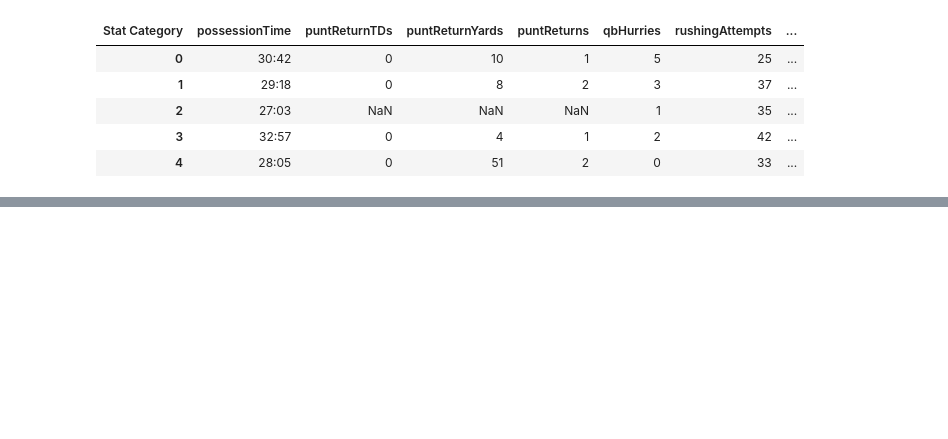
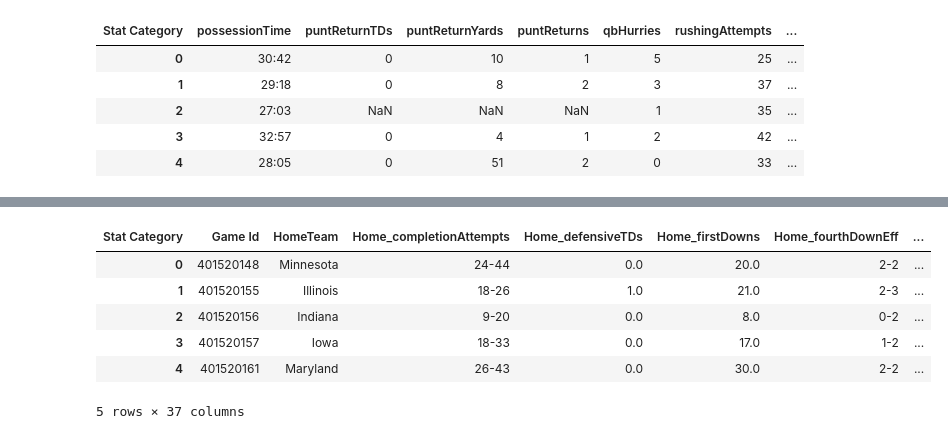
Before and after one commit to ballir27/College-Football-Betting, a Jupyter notebook: notebooks/college_football_eda.ipynb, the cells around one changed output, grey strips where cells are left out. Saved outputs shown, nothing was run; the diff lists cells and outputs as text; code cells hidden in the pictures; blank space fills up the shorter version.

Commit message:
dtype changes and home-away column subtraction

```diff
--- a/notebooks/college_football_eda.ipynb
+++ b/notebooks/college_football_eda.ipynb
@@ -108,0 +122,14 @@ team_stats_big10_2023_pivoted.head().iloc[:,20:]
+# %%
+team_stat_float_columns = ['defensiveTDs',
+       'firstDowns', 'fumblesLost', 'fumblesRecovered',
+       'interceptionTDs', 'interceptionYards', 'interceptions',
+       'kickReturnTDs', 'kickReturnYards', 'kickReturns', 'kickingPoints',
+       'netPassingYards', 'passesDeflected', 'passesIntercepted', 'passingTDs',
+        'puntReturnTDs', 'puntReturnYards', 'puntReturns',
+       'qbHurries', 'rushingAttempts', 'rushingTDs', 'rushingYards', 'sacks',
+       'tackles', 'tacklesForLoss', 'totalFumbles',
+       'totalYards', 'turnovers', 'yardsPerPass',
+       'yardsPerRushAttempt']
+for col in team_stat_float_columns:
+    team_stats_big10_2023_pivoted[col] = team_stats_big10_2023_pivoted[col].astype('float64')
+team_stats_big10_2023_pivoted.dtypes
@@ -108,0 +157,15 @@ team_stats_big10_2023_pivoted.head().iloc[:,20:]
+# %%
+home_team_stats_big10_2023 = team_stats_big10_2023_pivoted[team_stats_big10_2023_pivoted['HomeAway']=='home'].reset_index().drop(columns='index').copy()
+away_team_stats_big10_2023 = team_stats_big10_2023_pivoted[team_stats_big10_2023_pivoted['HomeAway']=='away'].reset_index().drop(columns='index').copy()
+#.add_prefix('Away_').rename(columns = {'Away_Game Id':'Game Id', 'Away_School':'AwayTeam', 'Away_HomeAway':'HomeAway'}).drop(columns=['HomeAway'])
+
+team_stats_big10_2023_home_minus_away =  home_team_stats_big10_2023.copy()
+for col in team_stat_float_columns:
+    team_stats_big10_2023_home_minus_away[col] = home_team_stats_big10_2023[col].subtract(away_team_stats_big10_2023[col], fill_value=0).copy()
+#home_team_stats_big10_2023.sub(away_team_stats_big10_2023, fill_value=0)
+
+home_team_stats_big10_2023 = home_team_stats_big10_2023.add_prefix('Home_').rename(columns = {'Home_Game Id':'Game Id', 'Home_School':'HomeTeam', 'Home_HomeAway':'HomeAway'}).drop(columns=['HomeAway']).copy()
+away_team_stats_big10_2023 = away_team_stats_big10_2023.add_prefix('Away_').rename(columns = {'Away_Game Id':'Game Id', 'Away_School':'AwayTeam', 'Away_HomeAway':'HomeAway'}).drop(columns=['HomeAway']).copy()
+team_stats_big10_2023_home_minus_away = team_stats_big10_2023_home_minus_away.add_prefix('Home_Minus_Away_').rename(columns = {'Home_Minus_Away_Game Id':'Game Id', 'Home_Minus_Away_School':'AwayTeam', 'Home_Minus_Away_HomeAway':'HomeAway'}).drop(columns=['HomeAway']).copy()
+
+team_stats_big10_2023_home_minus_away.head()
@@ -108,0 +180,10 @@ team_stats_big10_2023_pivoted.head().iloc[:,20:]
+# %%
+home_team_stats_big10_2023.head()
+# %% [output]
+| Stat Category | Game Id | HomeTeam | Home_completionAttempts | Home_defensiveTDs | Home_firstDowns | Home_fourthDownEff | ... |
+| 0 | 401520148 | Minnesota | 24-44 | 0.0 | 20.0 | 2-2 | ... |
+| 1 | 401520155 | Illinois | 18-26 | 1.0 | 21.0 | 2-3 | ... |
+| 2 | 401520156 | Indiana | 9-20 | 0.0 | 8.0 | 0-2 | ... |
+| 3 | 401520157 | Iowa | 18-33 | 0.0 | 17.0 | 1-2 | ... |
+| 4 | 401520161 | Maryland | 26-43 | 0.0 | 30.0 | 2-2 | ... |
+5 rows × 37 columns
```
Also changed, not shown: parts of 6 cells of this notebook.
